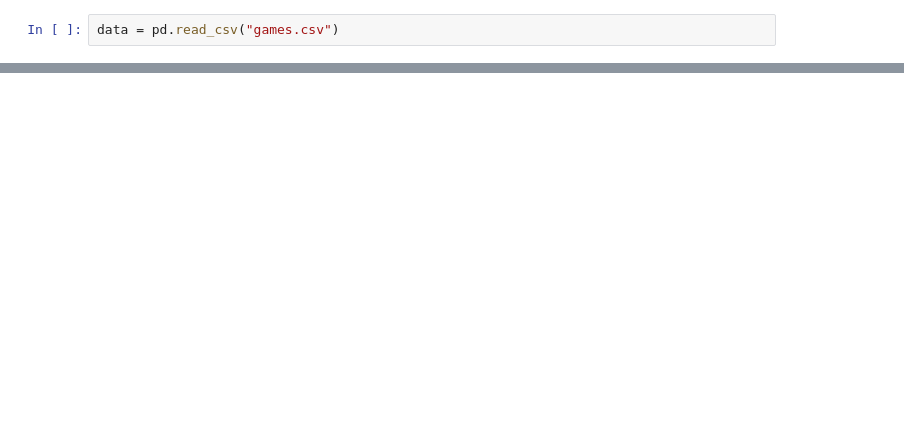
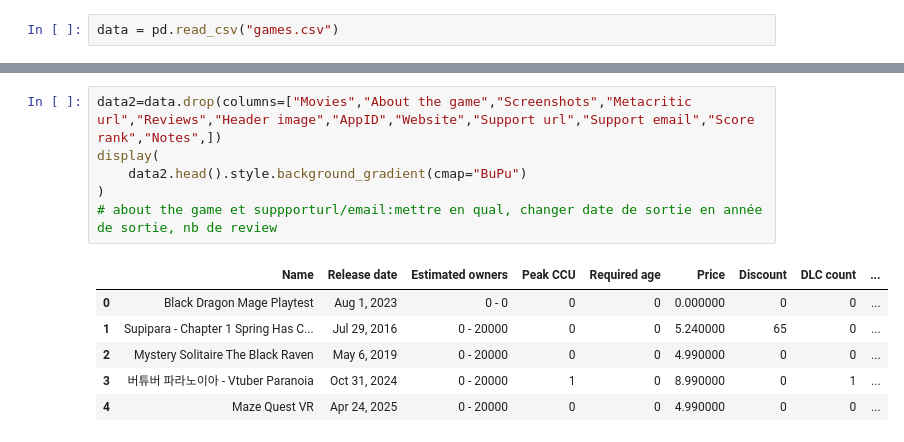
Before and after one commit to Thethomasbutnottheleast/Steam-Analyse, a Jupyter notebook: stream_python.ipynb, the cells around one changed output, grey strips where cells are left out. Drawn from its saved outputs; the diff is of its cells as text; blank space fills up the shorter version.

```diff
--- a/stream_python.ipynb
+++ b/stream_python.ipynb
@@ -57,0 +67,13 @@ Number of duplicated rows: 7
+# %%
+data2=data.drop(columns=["Movies","About the game","Screenshots","Metacritic url","Reviews","Header image","AppID","Website","Support url","Support email","Score rank","Notes",])
+display(
+    data2.head().style.background_gradient(cmap="BuPu")
+)
+# about the game et suppporturl/email:mettre en qual, changer date de sortie en année de sortie, nb de review
+# %% [output]
+|  | Name | Release date | Estimated owners | Peak CCU | Required age | Price | Discount | DLC count | ... |
+| 0 | Black Dragon Mage Playtest | Aug 1, 2023 | 0 - 0 | 0 | 0 | 0.000000 | 0 | 0 | ... |
+| 1 | Supipara - Chapter 1 Spring Has C... | Jul 29, 2016 | 0 - 20000 | 0 | 0 | 5.240000 | 65 | 0 | ... |
+| 2 | Mystery Solitaire The Black Raven | May 6, 2019 | 0 - 20000 | 0 | 0 | 4.990000 | 0 | 0 | ... |
+| 3 | 버튜버 파라노이아 - Vtuber Paranoia | Oct 31, 2024 | 0 - 20000 | 1 | 0 | 8.990000 | 0 | 1 | ... |
+| 4 | Maze Quest VR | Apr 24, 2025 | 0 - 20000 | 0 | 0 | 4.990000 | 0 | 0 | ... |
```
Also changed, not shown: parts of 12 cells of this notebook.
